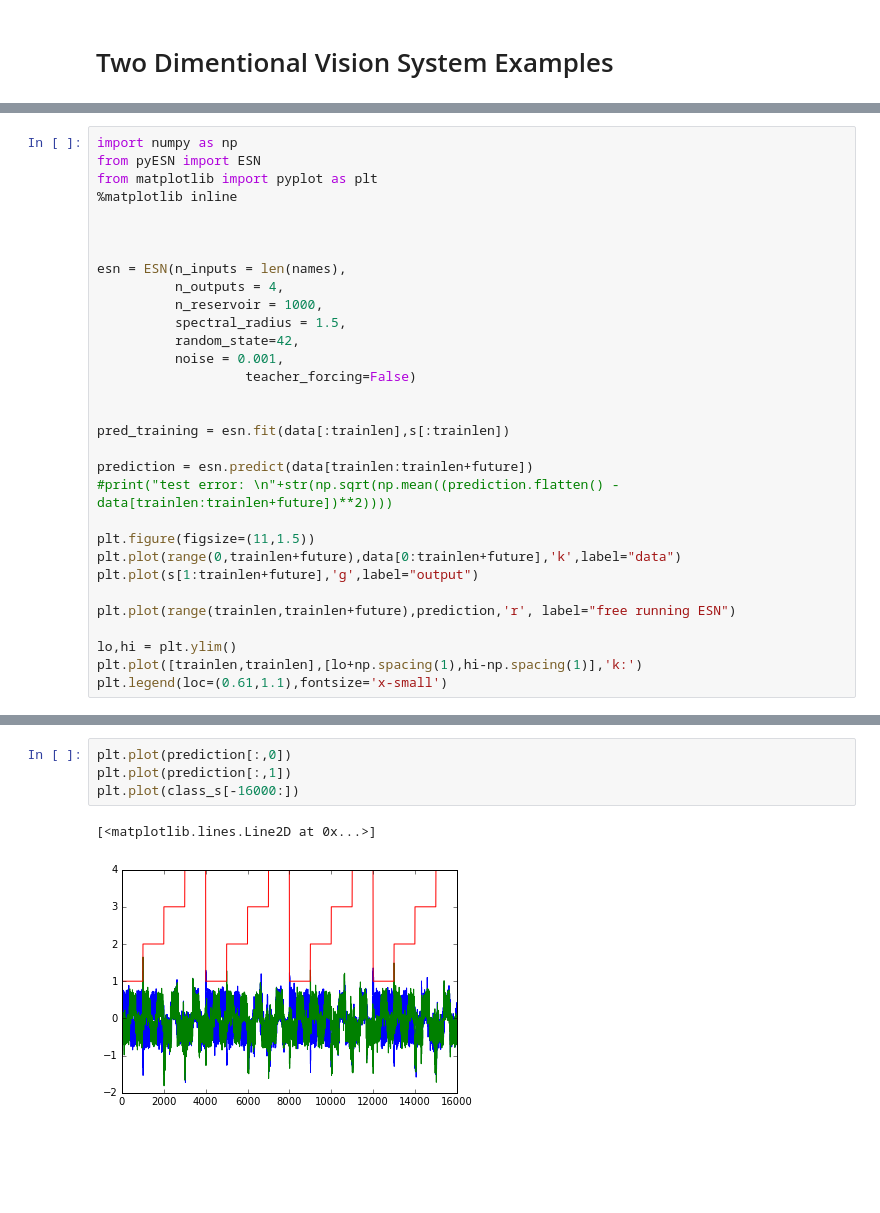
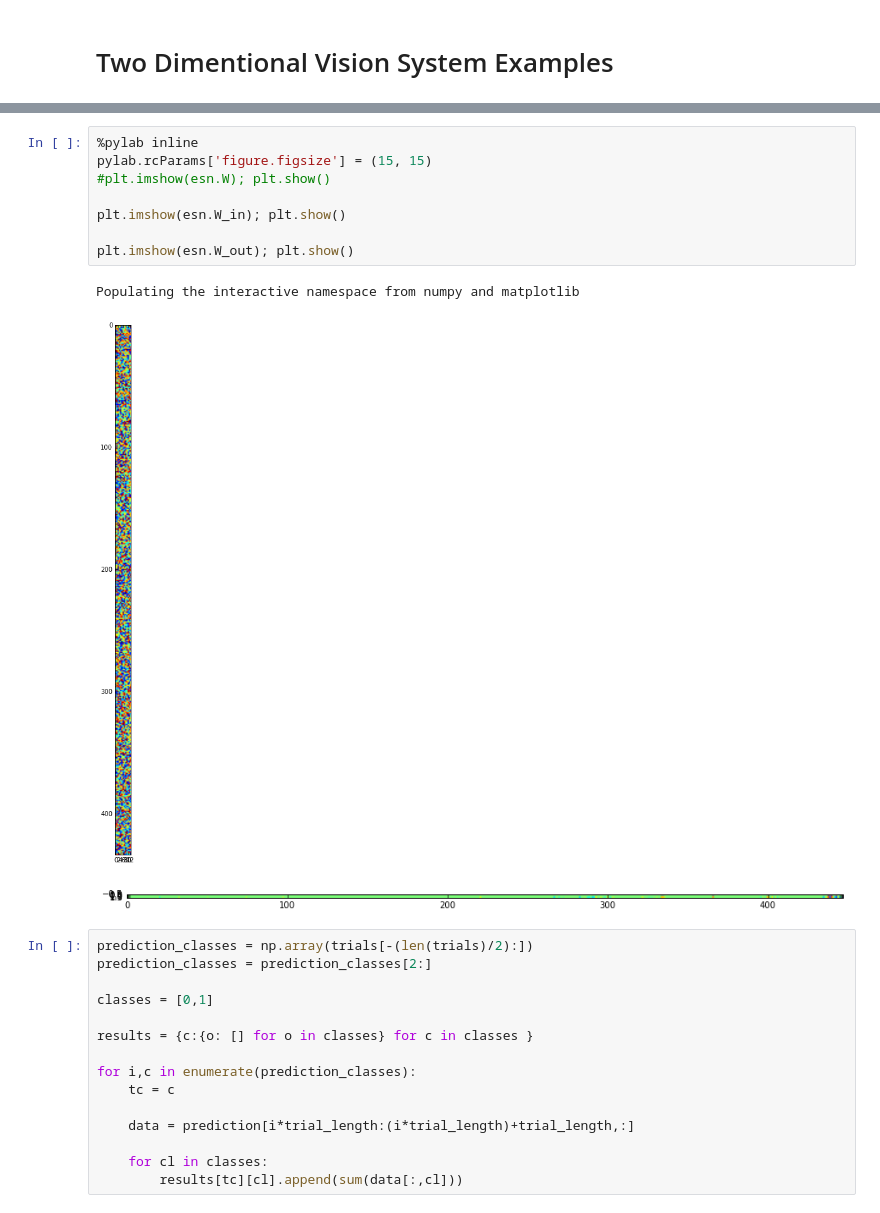
Before and after one commit to AdamRTomkins/vision_networks, a Jupyter notebook: vision_networks/2D_direction.ipynb, the cells around one changed output, grey strips where cells are left out. Saved outputs shown, nothing was run; the diff lists cells and outputs as text; blank space fills up the shorter version.

```diff
--- a/vision_networks/2D_direction.ipynb
+++ b/vision_networks/2D_direction.ipynb
@@ -261,31 +224,0 @@ IndexError: index 19 is out of bounds for axis 0 with size 13
-# %%
-import numpy as np
-from pyESN import ESN
-from matplotlib import pyplot as plt
-%matplotlib inline
-
-
-
-esn = ESN(n_inputs = len(names),
-          n_outputs = 4,
-          n_reservoir = 1000,
-          spectral_radius = 1.5,
-          random_state=42,
-          noise = 0.001,
-                   teacher_forcing=False)
-
-
-pred_training = esn.fit(data[:trainlen],s[:trainlen])
-
-prediction = esn.predict(data[trainlen:trainlen+future])
-#print("test error: \n"+str(np.sqrt(np.mean((prediction.flatten() - data[trainlen:trainlen+future])**2))))
-
-plt.figure(figsize=(11,1.5))
-plt.plot(range(0,trainlen+future),data[0:trainlen+future],'k',label="data")
-plt.plot(s[1:trainlen+future],'g',label="output")
-
-plt.plot(range(trainlen,trainlen+future),prediction,'r', label="free running ESN")
-
-lo,hi = plt.ylim()
-plt.plot([trainlen,trainlen],[lo+np.spacing(1),hi-np.spacing(1)],'k:')
-plt.legend(loc=(0.61,1.1),fontsize='x-small')
@@ -350,7 +225,27 @@ plt.plot(sum(prediction.T)[3000:4000])
-# %%
-plt.plot(prediction[:,0])
-plt.plot(prediction[:,1])
-plt.plot(class_s[-16000:])
-# %% [output]
-[<matplotlib.lines.Line2D at 0x...>]
-[figure, removed]
+# %%
+%pylab inline
+pylab.rcParams['figure.figsize'] = (15, 15)
+#plt.imshow(esn.W); plt.show()
+
+plt.imshow(esn.W_in); plt.show()
+
+plt.imshow(esn.W_out); plt.show()
+# %% [output]
+Populating the interactive namespace from numpy and matplotlib
+[figure, added]
+[figure, added]
+# %%
+prediction_classes = np.array(trials[-(len(trials)/2):])
+prediction_classes = prediction_classes[2:]
+
+classes = [0,1]
+
+results = {c:{o: [] for o in classes} for c in classes }
+
+for i,c in enumerate(prediction_classes):
+    tc = c
+
+    data = prediction[i*trial_length:(i*trial_length)+trial_length,:]
+
+    for cl in classes:
+        results[tc][cl].append(sum(data[:,cl]))
```
Also changed, not shown: parts of 29 cells of this notebook, 21 other files.
